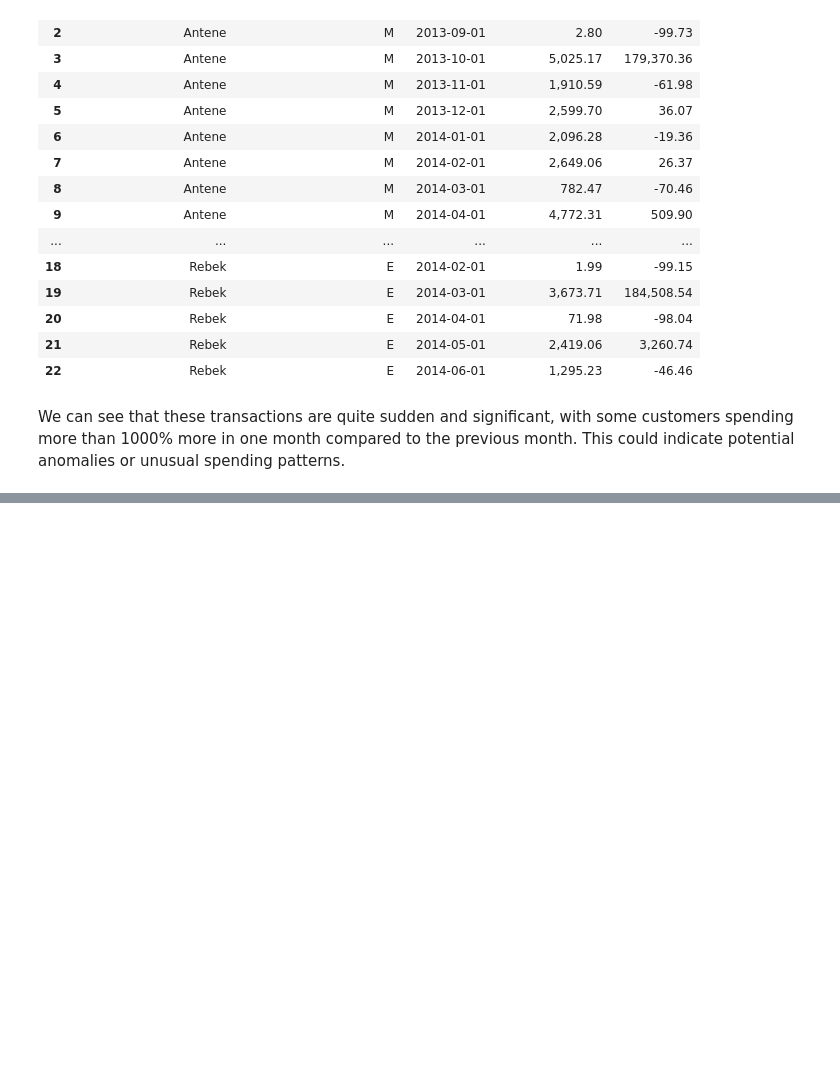
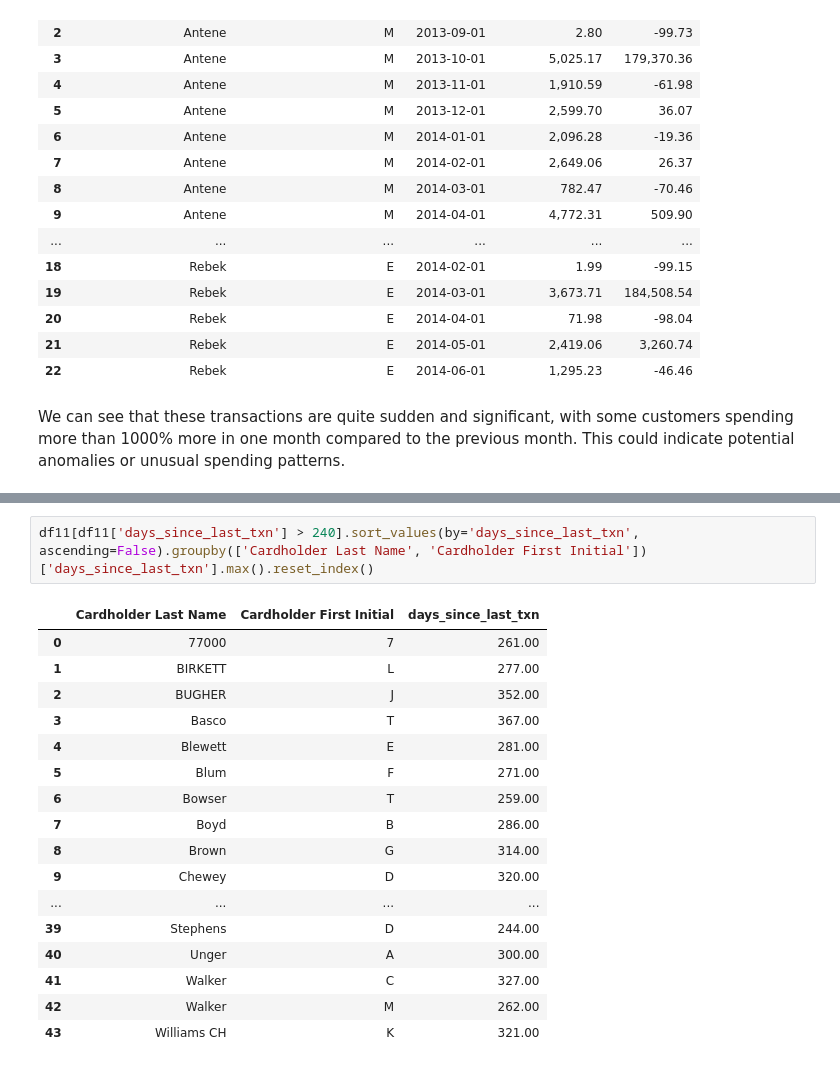
Before and after one commit to mrakelinggar/data-stuffs, a Jupyter notebook: anomaly_detection/credit_card/Credit Card Anomaly Detection via Feature Creation.ipynb, the cells around one changed output, grey strips where cells are left out. Cells and saved outputs as stored; diff of their text form; blank space fills up the shorter version.

```diff
--- a/anomaly_detection/credit_card/ts - cc.ipynb
+++ b/anomaly_detection/credit_card/Credit Card Anomaly Detection via Feature Creation.ipynb
@@ -807,0 +1353,20 @@ We can see that there are some customers with very high amounts of refunds vs pu
+# %%
+df11[df11['days_since_last_txn'] > 240].sort_values(by='days_since_last_txn', ascending=False).groupby(['Cardholder Last Name', 'Cardholder First Initial'])['days_since_last_txn'].max().reset_index()
+# %% [output]
+|  | Cardholder Last Name | Cardholder First Initial | days_since_last_txn |
+| 0 | 77000 | 7 | 261.00 |
+| 1 | BIRKETT | L | 277.00 |
+| 2 | BUGHER | J | 352.00 |
+| 3 | Basco | T | 367.00 |
+| 4 | Blewett | E | 281.00 |
+| 5 | Blum | F | 271.00 |
+| 6 | Bowser | T | 259.00 |
+| 7 | Boyd | B | 286.00 |
+| 8 | Brown | G | 314.00 |
+| 9 | Chewey | D | 320.00 |
+| ... | ... | ... | ... |
+| 39 | Stephens | D | 244.00 |
+| 40 | Unger | A | 300.00 |
+| 41 | Walker | C | 327.00 |
+| 42 | Walker | M | 262.00 |
+| 43 | Williams CH | K | 321.00 |
```
Also changed, not shown: parts of 44 cells of this notebook.
